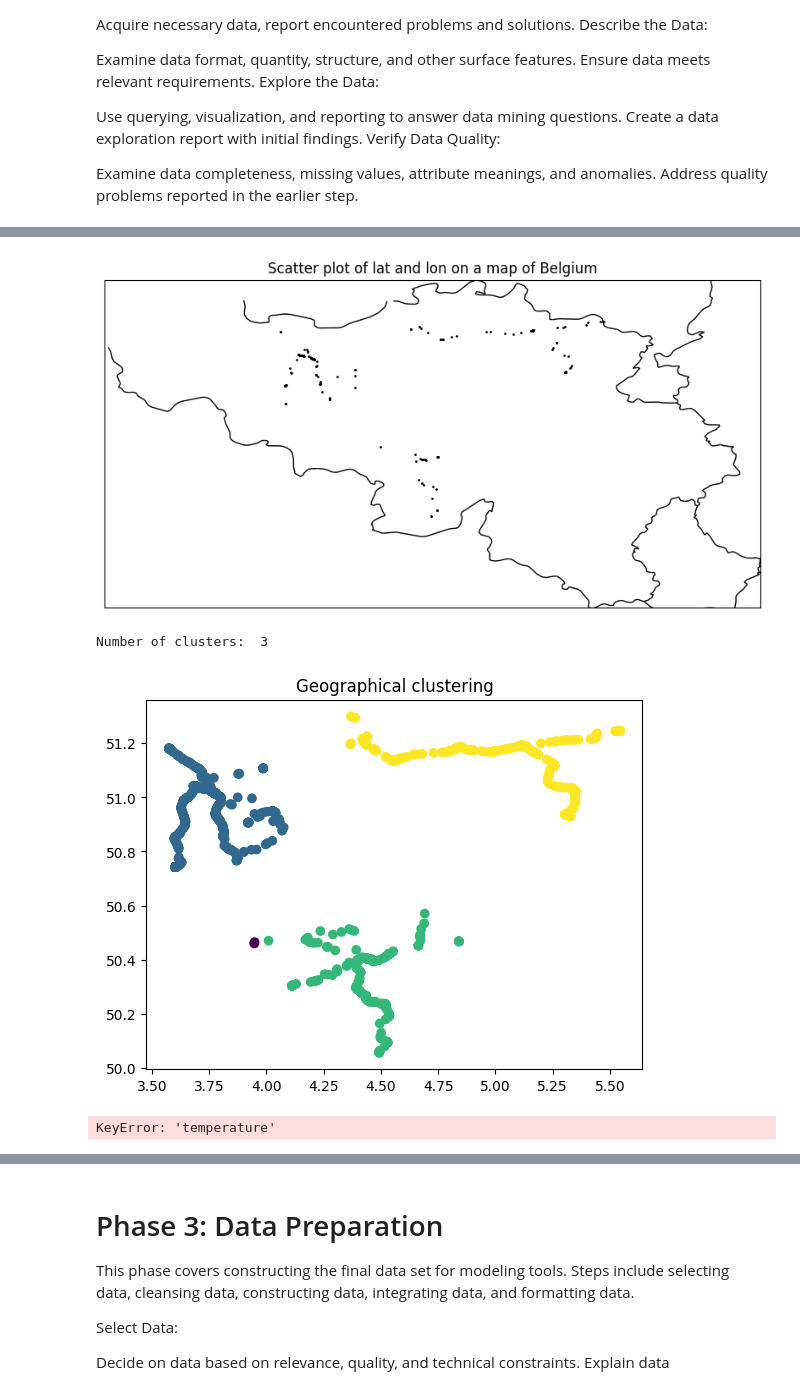
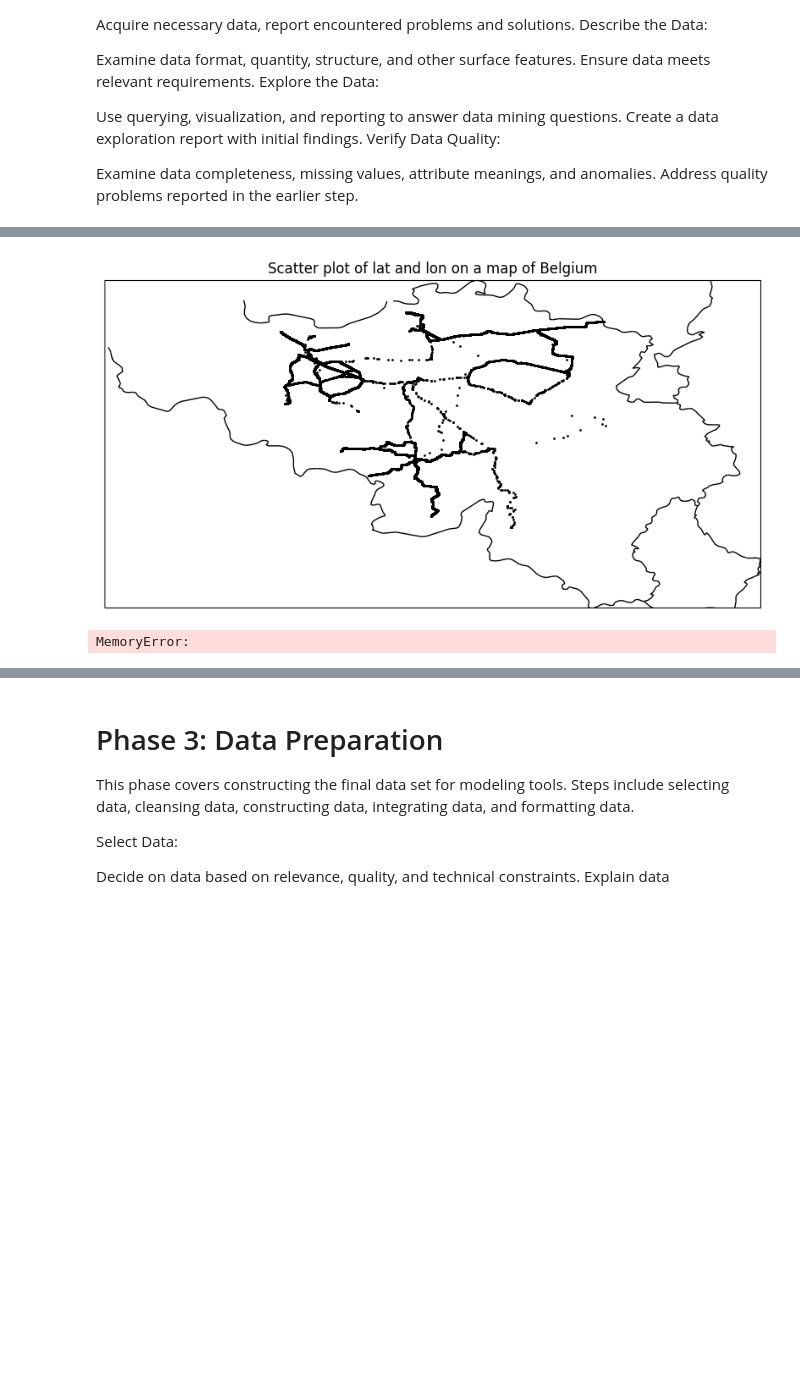
Before and after one commit to Vertu5/TrainAnomalyDetection, a Jupyter notebook: Anomalies_Sncb.ipynb, the cells around one changed output, grey strips where cells are left out. Cells and saved outputs as stored; diff of their text form; code cells hidden in the pictures; blank space fills up the shorter version.

```diff
--- a/Anomalies_Sncb.ipynb
+++ b/Anomalies_Sncb.ipynb
@@ -105,5 +106,5 @@ Data loaded in 0.0355372428894043 seconds
 # %%
-# lets take 20% of data
+# lets sample data
 def take_sample(df, frac):
     print("Taking sample...")
     start = time.time()
@@ -112,4 +113,4 @@ def take_sample(df, frac):
     print("Sample taken in {} seconds".format(end-start))
     return df
 
-ddf = take_sample(ddf, 0.0001)
+#ddf = take_sample(ddf, 0.0001)
@@ -236,49 +217,23 @@ Name: RS_E_OilPress_PC1, dtype: float64
 # %%
-from sklearn.cluster import DBSCAN
-from sklearn.preprocessing import StandardScaler
-import geopandas as gpd
-from scipy.stats import pearsonr
-
 def map_visualization(df):
     # Scatter plot of 'lat' and 'lon' on a map of Belgium
     sample_df = df[['lat', 'lon']].sample(frac=0.1).compute()
 
     fig = plt.figure(figsize=(10, 10))
     ax = fig.add_subplot(1, 1, 1, projection=ccrs.PlateCarree())
     ax.set_extent([2.5, 6.5, 49.5, 51.5], crs=ccrs.PlateCarree())  # Set the extent to cover Belgium
 
     ax.add_feature(cfeature.BORDERS, edgecolor='black')
     ax.add_feature(cfeature.LAND, facecolor='white')
 
     ax.scatter(sample_df['lon'], sample_df['lat'], s=1, color='black', transform=ccrs.PlateCarree())
 
     plt.title('Scatter plot of lat and lon on a map of Belgium')
     plt.show()
 
-def geospatial_analysis(df):
-    # Convert DataFrame to GeoDataFrame
-    gdf = gpd.GeoDataFrame(df, geometry=gpd.points_from_xy(df.lon, df.lat))
 
-    # Geographical clustering
-    # Standardize the coordinates
-    coords = StandardScaler().fit_transform(df[['lat', 'lon']])
-    db = DBSCAN(eps=0.3, min_samples=10).fit(coords)
-    labels = db.labels_
-    n_clusters = len(set(labels)) - (1 if -1 in labels else 0)
-    print("Number of clusters: ", n_clusters)
-
-    # Plot the clusters
-    plt.scatter(df['lon'], df['lat'], c=labels)
-    plt.title('Geographical clustering')
-    plt.show()
-
-    # Geographically Weighted Regression (GWR)
-    # TODO: Add code for GWR
 
 map_visualization(ddf)
-geospatial_analysis(ddf)
 # %% [output]
-[figure, old version]
+[figure, new version]
-Number of clusters:  3
+MemoryError:
-[figure, removed]
-KeyError: 'temperature'
```
Also changed, not shown: parts of 10 cells of this notebook, 1 other file.
